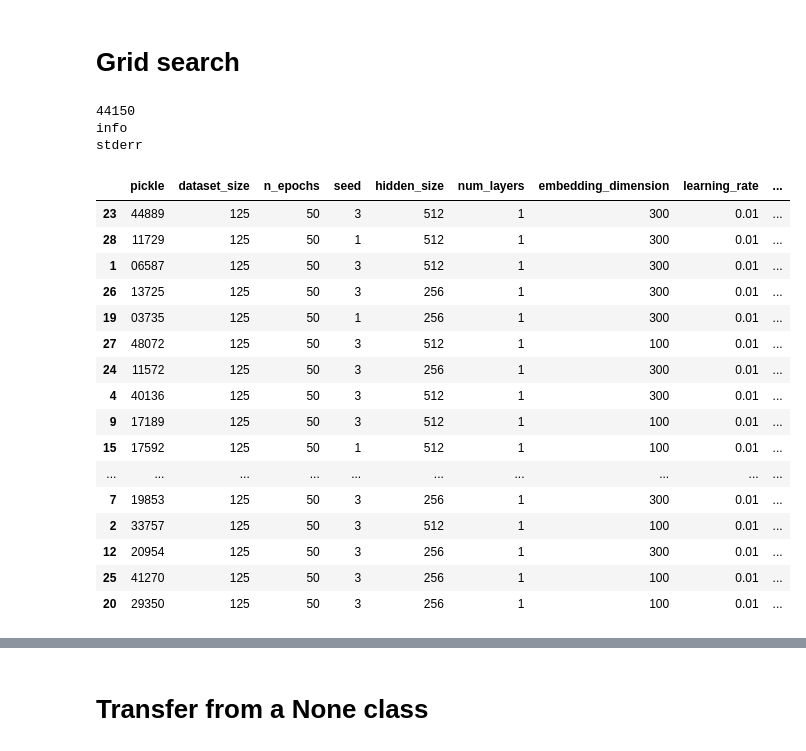
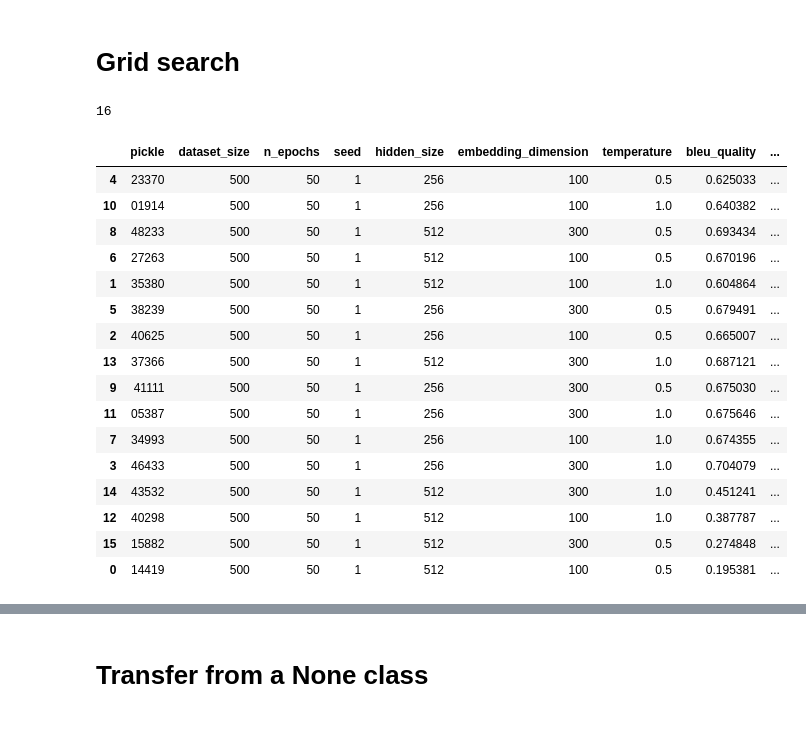
Before and after one commit to sonos/automatic-data-generation, a Jupyter notebook: automatic_data_generation/data-generation-new.ipynb, the cells around one changed output, grey strips where cells are left out. Saved outputs shown, nothing was run; the diff lists cells and outputs as text; code cells hidden in the pictures.

```diff
--- a/automatic_data_generation/data-generation-new.ipynb
+++ b/automatic_data_generation/data-generation-new.ipynb
@@ -274,7 +274,7 @@ def get_trainset(dataset):
 # %%
 import operator
 
-run = torch.load('../run_assistant.pkl')
+#run = torch.load('../run_assistant.pkl')
 #run = runs[-2]
 #print(run['delexicalised_metrics']['intent_accuracy'])
 
@@ -384,58 +377,60 @@ def demo():
 # Grid search
 # %%
 from pathlib import Path
+import shutil
 results_dir = '../results_grid'
 runs = []
 
 for dirname in os.listdir(results_dir):
     dirpath = Path(results_dir)/Path(dirname)
     filename = str(dirpath/dirpath.stem)+'.pkl'
     try:
         runs.append(torch.load(filename))
     except:
-        print(dirname)
+        pass
+#        print(filename)
+#        shutil.rmtree(dirpath, ignore_errors=True)
 
-runs = [run for run in runs if (run['args']['dataset_size']==125)]
+runs = [run for run in runs if (run['args']['dataset_size']==500)]
 
 data = {}
 for arg_name in runs[0]['args'].keys():
     data[arg_name] = [run['args'][arg_name] for run in runs]
 data['pickle']   = np.array([run['args']['pickle'].split('/')[-1].rstrip('.pkl') for run in runs])
 
 data['bleu_quality']   = np.array([run['delexicalised_metrics']['bleu_scores']['quality']['avg'] for run in runs])
 data['bleu_diversity'] = np.array([run['delexicalised_metrics']['bleu_scores']['diversity']['avg'] for run in runs])
 data['accuracy']       = np.array([run['delexicalised_metrics']['intent_accuracy'] for run in runs])
 data['originality']       = np.array([run['delexicalised_metrics']['originality']['avg'] for run in runs])
 data['transfer']   = np.array([run['delexicalised_metrics']['transfer']['avg'] for run in runs])
 
-data['metric'] = data['accuracy'] #* data['originality'] * data['bleu_quality']
+data['metric'] = data['accuracy']**10 * data['originality'] #* data['bleu_quality']
 
-df = pd.DataFrame(data, columns=['pickle', 'dataset_size', 'n_epochs', 'seed',#'x1', 'x2', 'k1', 'k2',
-                                 'hidden_size', 'num_layers', 'embedding_dimension', 'learning_rate', 'temperature',
+df = pd.DataFrame(data, columns=['pickle', 'dataset_size', 'n_epochs', 'seed', #'x1', 'x2', 'k1', 'k2',
+                                 'hidden_size', 'embedding_dimension', 'temperature',
                                  'bleu_quality', 'bleu_diversity', 'accuracy', 'originality', 'transfer', 'metric'])
 df = df.sort_values(by = 'metric', ascending=False)
+print(len(runs))
 df.head(100)
 # %% [output]
-44150
-info
-stderr
+16
-|  | pickle | dataset_size | n_epochs | seed | hidden_size | num_layers | embedding_dimension | learning_rate | ... |
-| 23 | 44889 | 125 | 50 | 3 | 512 | 1 | 300 | 0.01 | ... |
-| 28 | 11729 | 125 | 50 | 1 | 512 | 1 | 300 | 0.01 | ... |
-| 1 | 06587 | 125 | 50 | 3 | 512 | 1 | 300 | 0.01 | ... |
-| 26 | 13725 | 125 | 50 | 3 | 256 | 1 | 300 | 0.01 | ... |
-| 19 | 03735 | 125 | 50 | 1 | 256 | 1 | 300 | 0.01 | ... |
-| 27 | 48072 | 125 | 50 | 3 | 512 | 1 | 100 | 0.01 | ... |
-| 24 | 11572 | 125 | 50 | 3 | 256 | 1 | 300 | 0.01 | ... |
-| 4 | 40136 | 125 | 50 | 3 | 512 | 1 | 300 | 0.01 | ... |
-| 9 | 17189 | 125 | 50 | 3 | 512 | 1 | 100 | 0.01 | ... |
-| 15 | 17592 | 125 | 50 | 1 | 512 | 1 | 100 | 0.01 | ... |
-| ... | ... | ... | ... | ... | ... | ... | ... | ... | ... |
-| 7 | 19853 | 125 | 50 | 3 | 256 | 1 | 300 | 0.01 | ... |
-| 2 | 33757 | 125 | 50 | 3 | 512 | 1 | 100 | 0.01 | ... |
-| 12 | 20954 | 125 | 50 | 3 | 256 | 1 | 300 | 0.01 | ... |
-| 25 | 41270 | 125 | 50 | 3 | 256 | 1 | 100 | 0.01 | ... |
-| 20 | 29350 | 125 | 50 | 3 | 256 | 1 | 100 | 0.01 | ... |
+|  | pickle | dataset_size | n_epochs | seed | hidden_size | embedding_dimension | temperature | bleu_quality | ... |
+| 4 | 23370 | 500 | 50 | 1 | 256 | 100 | 0.5 | 0.625033 | ... |
+| 10 | 01914 | 500 | 50 | 1 | 256 | 100 | 1.0 | 0.640382 | ... |
+| 8 | 48233 | 500 | 50 | 1 | 512 | 300 | 0.5 | 0.693434 | ... |
+| 6 | 27263 | 500 | 50 | 1 | 512 | 100 | 0.5 | 0.670196 | ... |
+| 1 | 35380 | 500 | 50 | 1 | 512 | 100 | 1.0 | 0.604864 | ... |
+| 5 | 38239 | 500 | 50 | 1 | 256 | 300 | 0.5 | 0.679491 | ... |
+| 2 | 40625 | 500 | 50 | 1 | 256 | 100 | 0.5 | 0.665007 | ... |
+| 13 | 37366 | 500 | 50 | 1 | 512 | 300 | 1.0 | 0.687121 | ... |
+| 9 | 41111 | 500 | 50 | 1 | 256 | 300 | 0.5 | 0.675030 | ... |
+| 11 | 05387 | 500 | 50 | 1 | 256 | 300 | 1.0 | 0.675646 | ... |
+| 7 | 34993 | 500 | 50 | 1 | 256 | 100 | 1.0 | 0.674355 | ... |
+| 3 | 46433 | 500 | 50 | 1 | 256 | 300 | 1.0 | 0.704079 | ... |
+| 14 | 43532 | 500 | 50 | 1 | 512 | 300 | 1.0 | 0.451241 | ... |
+| 12 | 40298 | 500 | 50 | 1 | 512 | 100 | 1.0 | 0.387787 | ... |
+| 15 | 15882 | 500 | 50 | 1 | 512 | 300 | 0.5 | 0.274848 | ... |
+| 0 | 14419 | 500 | 50 | 1 | 512 | 100 | 0.5 | 0.195381 | ... |
 # %%
 irun = np.argmax(data['metric'])
 print(irun)
```
Also changed, not shown: parts of 4 cells of this notebook.
